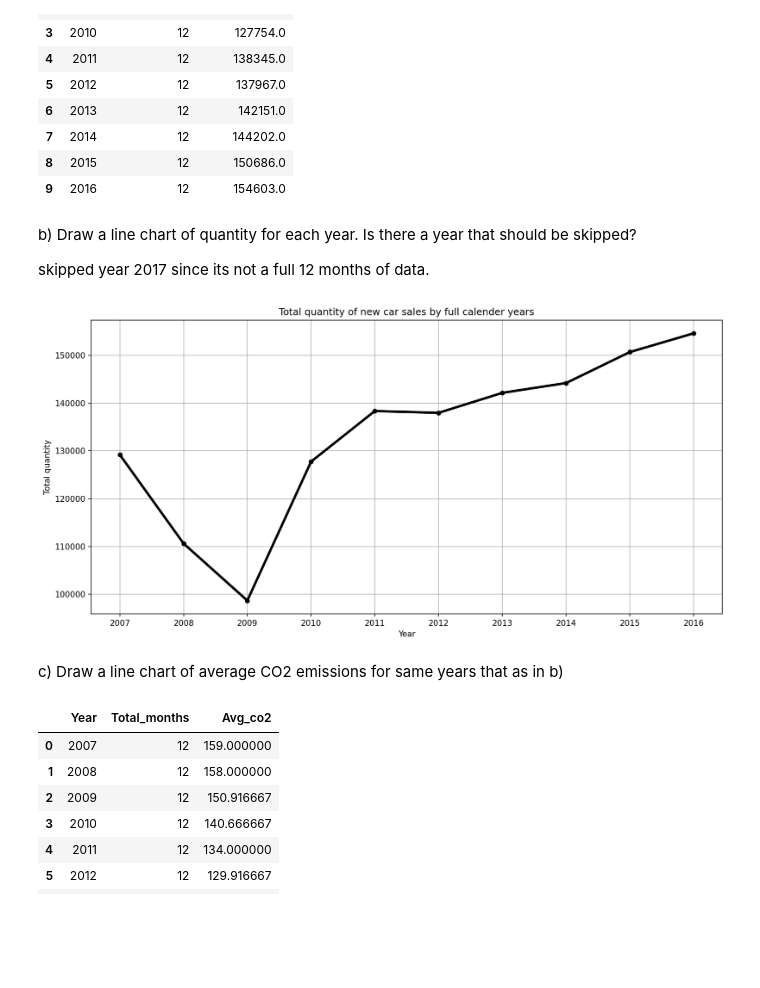
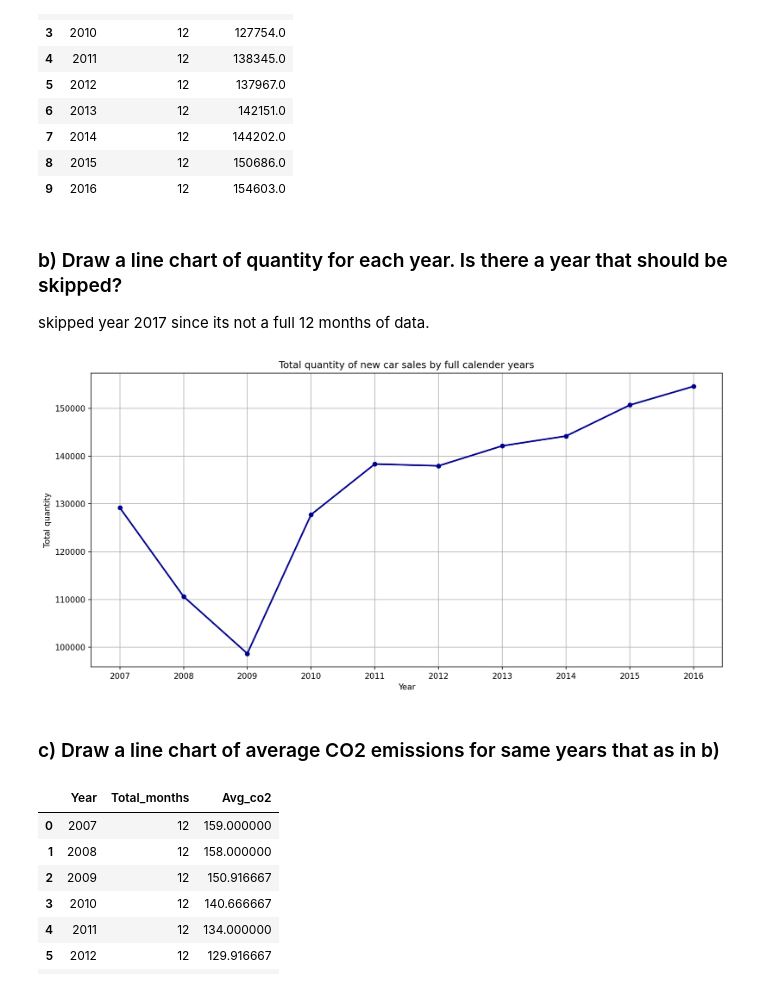
Before and after one commit to StefanLundberg77/ai_engineering_stefan_lundberg, a Jupyter notebook: exercises/exercise_0/car_sales_eda.ipynb, the cells around one changed output. Drawn from its saved outputs; the diff is of its cells as text; code cells hidden in the pictures; blank space fills up the shorter version.

```diff
--- a/exercises/exercise_0/car_sales_eda.ipynb
+++ b/exercises/exercise_0/car_sales_eda.ipynb
@@ -111,31 +111,31 @@ df_quantity_by_year
 | 8 | 2015 | 12 | 150686.0 |
 | 9 | 2016 | 12 | 154603.0 |
 # %% [markdown]
-b) Draw a line chart of quantity for each year. Is there a year that should be skipped?
+### b) Draw a line chart of quantity for each year. Is there a year that should be skipped?
 
 skipped year 2017 since its not a full 12 months of data.
 # %%
 import matplotlib.pyplot as plt
 
 fig, ax = plt.subplots(figsize=(12, 6), dpi=150)
 
 plt.grid(True)
 plt.xticks(df_quantity_by_year["Year"])
 ax.plot(df_quantity_by_year["Year"], df_quantity_by_year["Total_quantity"],
         marker="o",
         linestyle="-",
-        color="black",
-        linewidth=3,
+        color="darkblue",
+        linewidth=2,
         markersize=5)
 ax.set(xlabel="Year",
        ylabel="Total quantity",
        title="Total quantity of new car sales by full calender years")
 plt.tight_layout()
 fig.savefig("sales_quantity_by_year.png")
 # %% [output]
-[figure, old version]
+[figure, new version]
 # %% [markdown]
-c) Draw a line chart of average CO2 emissions for same years that as in b)
+### c) Draw a line chart of average CO2 emissions for same years that as in b)
 # %%
 # making a query that groups average CO2 emissions by year and checks if full year is accounted.
 df_avg_co2_by_year = db.query(
```
Also changed, not shown: parts of 7 cells of this notebook, 4 other files.
